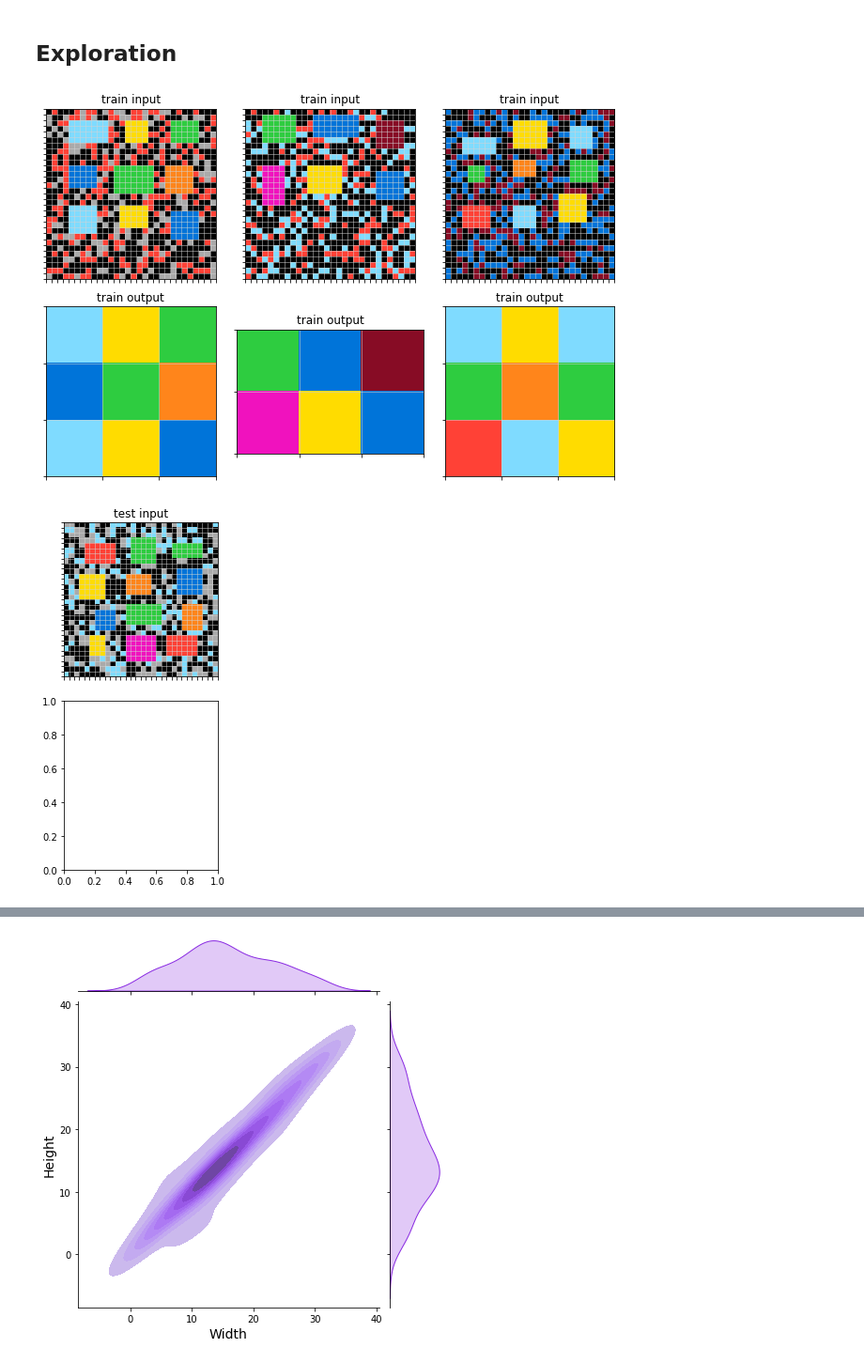
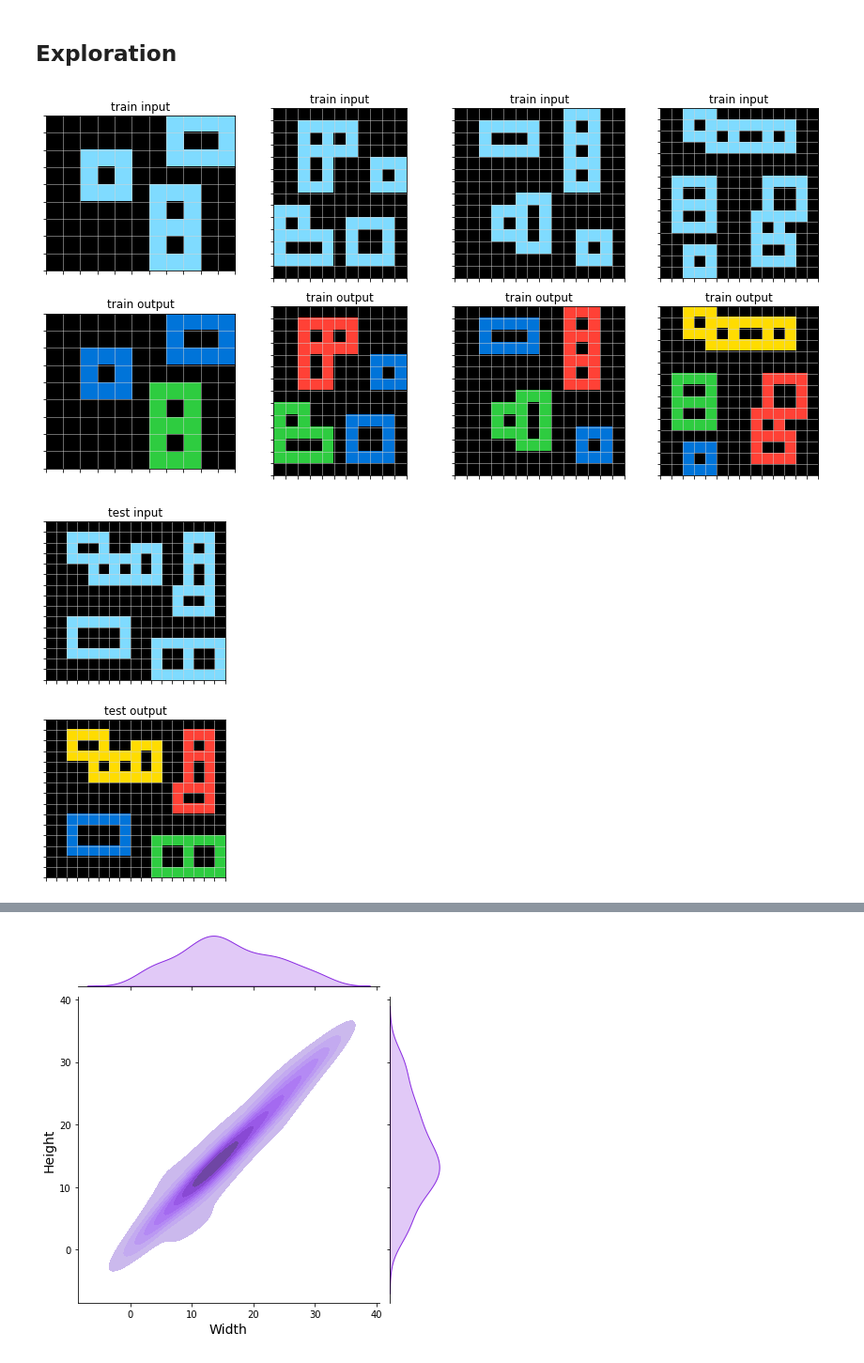
Before and after one commit to foger3/ARC_DeepLearning, a Jupyter notebook: model/ARC_DL.ipynb, the cells around one changed output, grey strips where cells are left out. Shown at 94% size. Cells and saved outputs as stored; diff of their text form; code cells hidden in the pictures.

```diff
--- a/model/ARC_DL.ipynb
+++ b/model/ARC_DL.ipynb
@@ -152,7 +217,7 @@ def itg(x): return np.int32(np.round(x))
 # %% [markdown]
 ## **Exploration**
 # %%
-plot_ARC(11, path = "test")
+plot_ARC(12, path = "evaluation")
 # %% [output]
-[figure, old version]
+[figure, new version]
-[figure, old version]
+[figure, new version]
```
Also changed, not shown: parts of 17 cells of this notebook.
